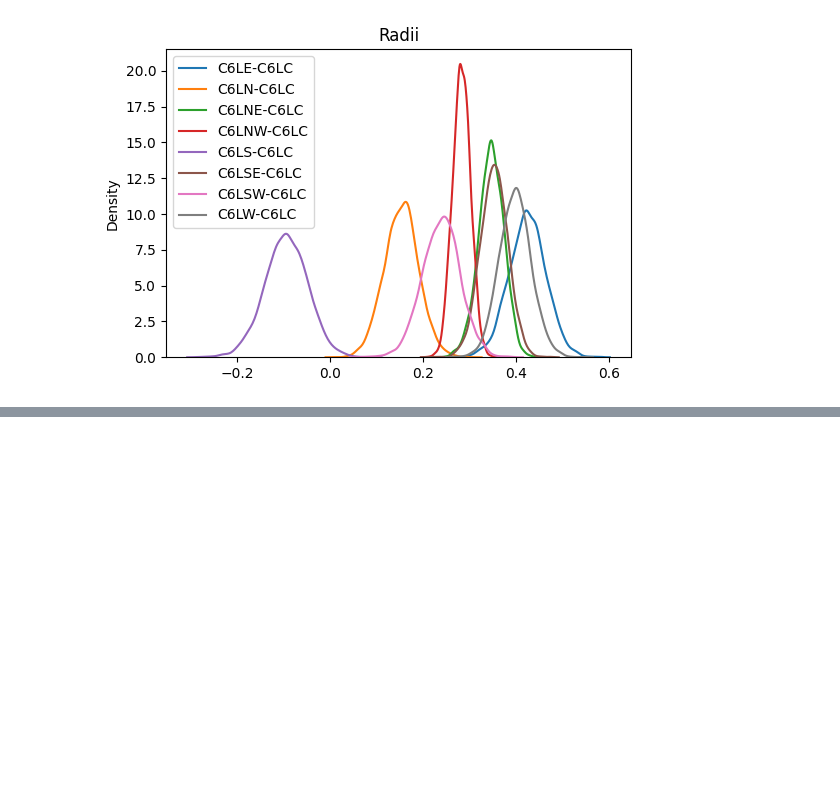
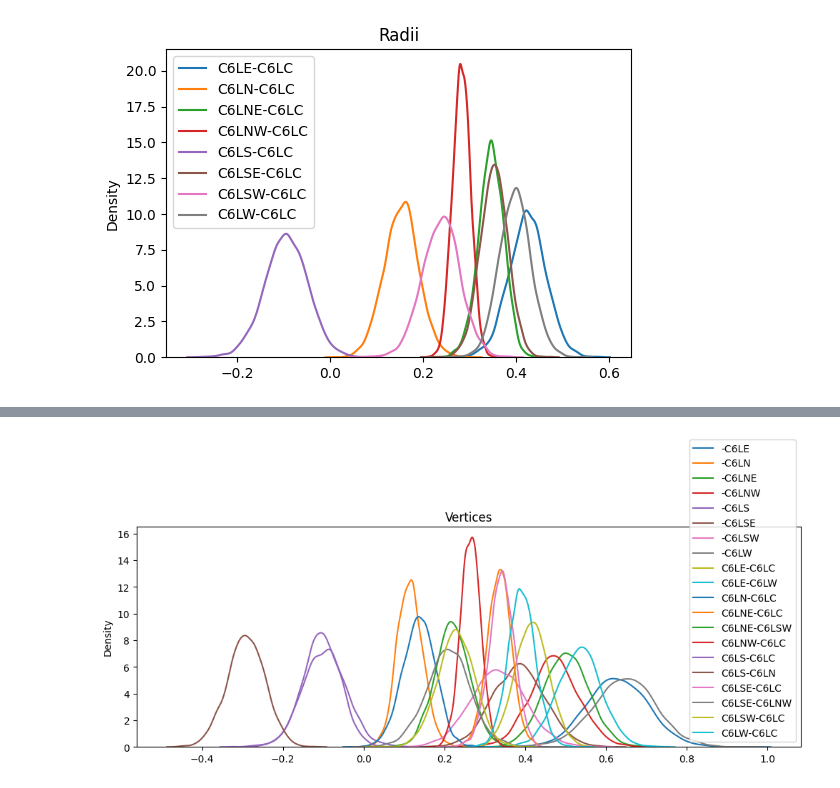
Before and after one commit to hbmep/rat-mapping, a Jupyter notebook: notebooks/log-hierarchical/l-circ/core__hbe.ipynb, the cells around one changed output, grey strips where cells are left out. Drawn from its saved outputs; the diff is of its cells as text; code cells hidden in the pictures; blank space fills up the shorter version.

```diff
--- a/notebooks/log-hierarchical/l-circ/core__hbe.ipynb
+++ b/notebooks/log-hierarchical/l-circ/core__hbe.ipynb
@@ -84,0 +100,8 @@ plt.legend();
+# %%
+plt.figure(figsize=(12, 4))
+for j in range(param.shape[-1]):
+    sns.kdeplot(param[:, j], label=f"{encoder_dict[model.features[1]].classes_[j + 1]}")
+plt.title("Vertices")
+plt.legend();
+# %% [output]
+[figure, added]
```
Also changed, not shown: parts of 3 cells of this notebook.
